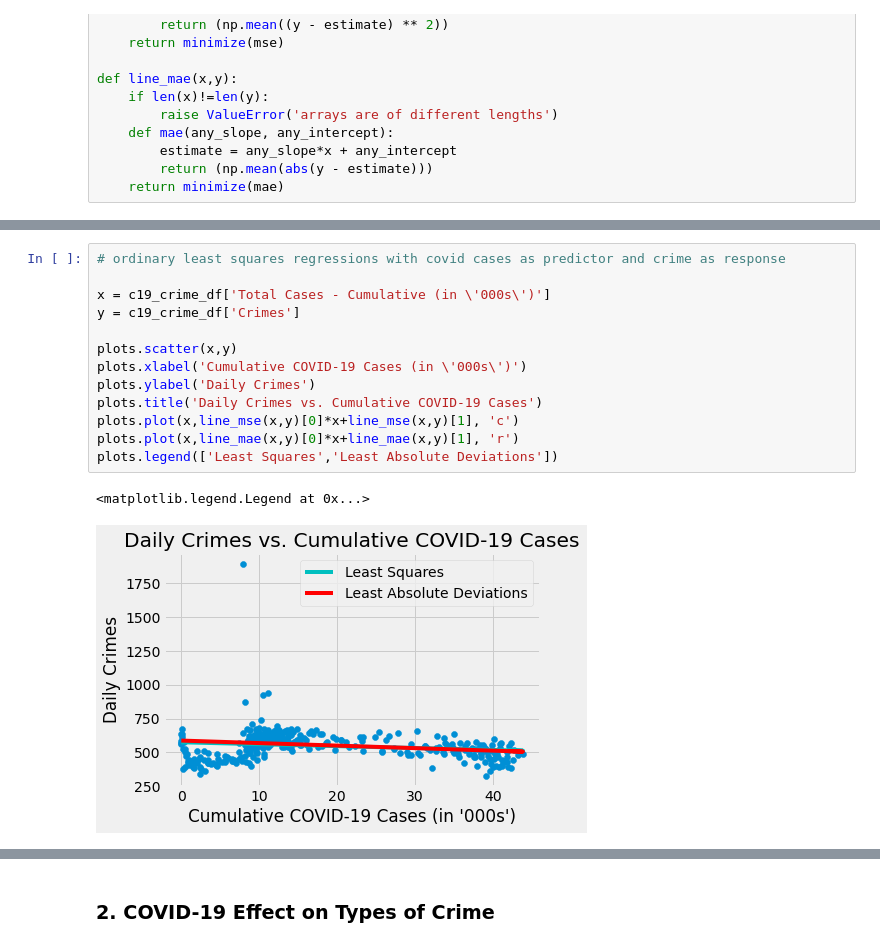
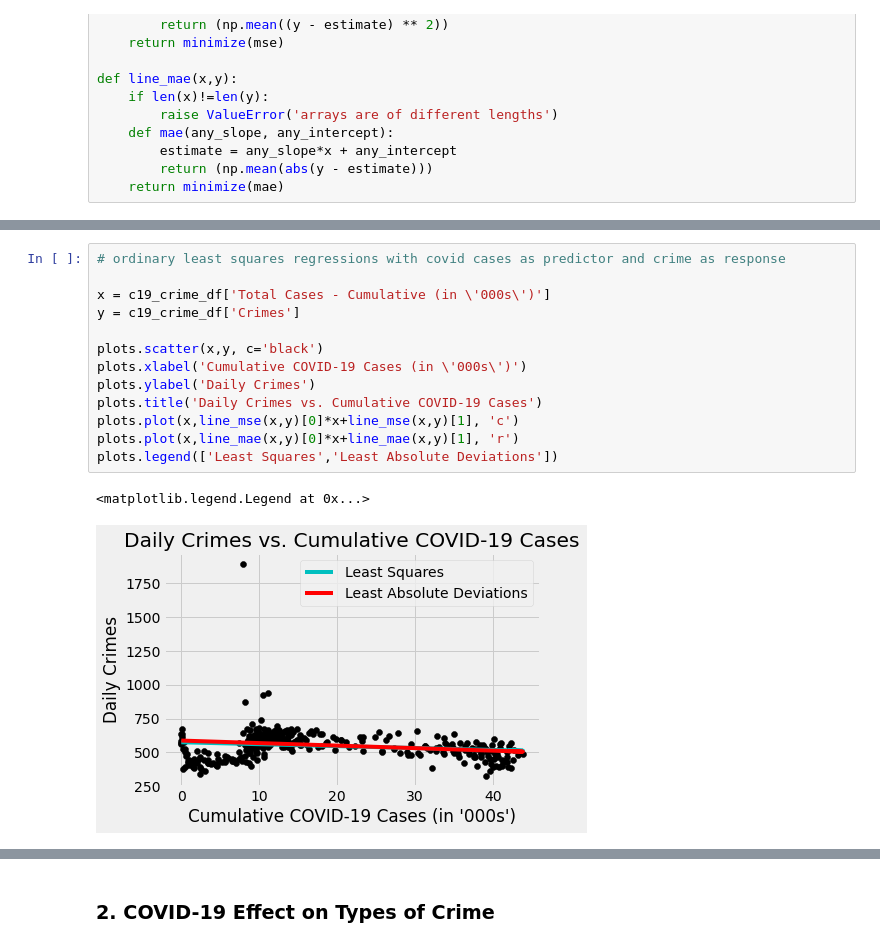
Before and after one commit to jamesyoung4/chi_covid_analysis, a Jupyter notebook: chi_covid_analysis.ipynb, the cells around one changed output, grey strips where cells are left out. Cells and saved outputs as stored; diff of their text form.

```diff
--- a/chi_covid_analysis.ipynb
+++ b/chi_covid_analysis.ipynb
@@ -236,19 +236,19 @@ Notes:
 # %%
 # ordinary least squares regressions with covid cases as predictor and crime as response
 
 x = c19_crime_df['Total Cases - Cumulative (in \'000s\')']
 y = c19_crime_df['Crimes']
 
-plots.scatter(x,y)
+plots.scatter(x,y, c='black')
 plots.xlabel('Cumulative COVID-19 Cases (in \'000s\')')
 plots.ylabel('Daily Crimes')
 plots.title('Daily Crimes vs. Cumulative COVID-19 Cases')
 plots.plot(x,line_mse(x,y)[0]*x+line_mse(x,y)[1], 'c')
 plots.plot(x,line_mae(x,y)[0]*x+line_mae(x,y)[1], 'r')
 plots.legend(['Least Squares','Least Absolute Deviations'])
 # %% [output]
 <matplotlib.legend.Legend at 0x...>
-[figure, old version]
+[figure, new version]
 # %%
 x = sm.add_constant(x)
 model = sm.OLS(y, x)
```
Also changed, not shown: parts of 18 cells of this notebook.
